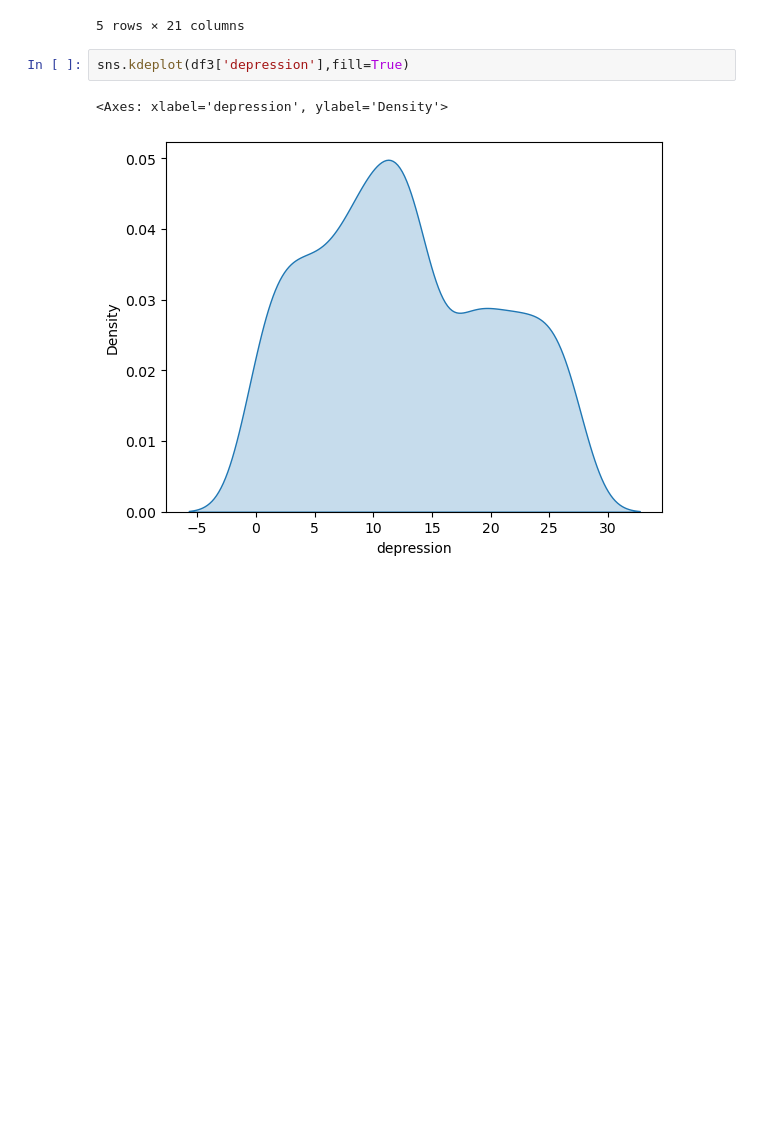
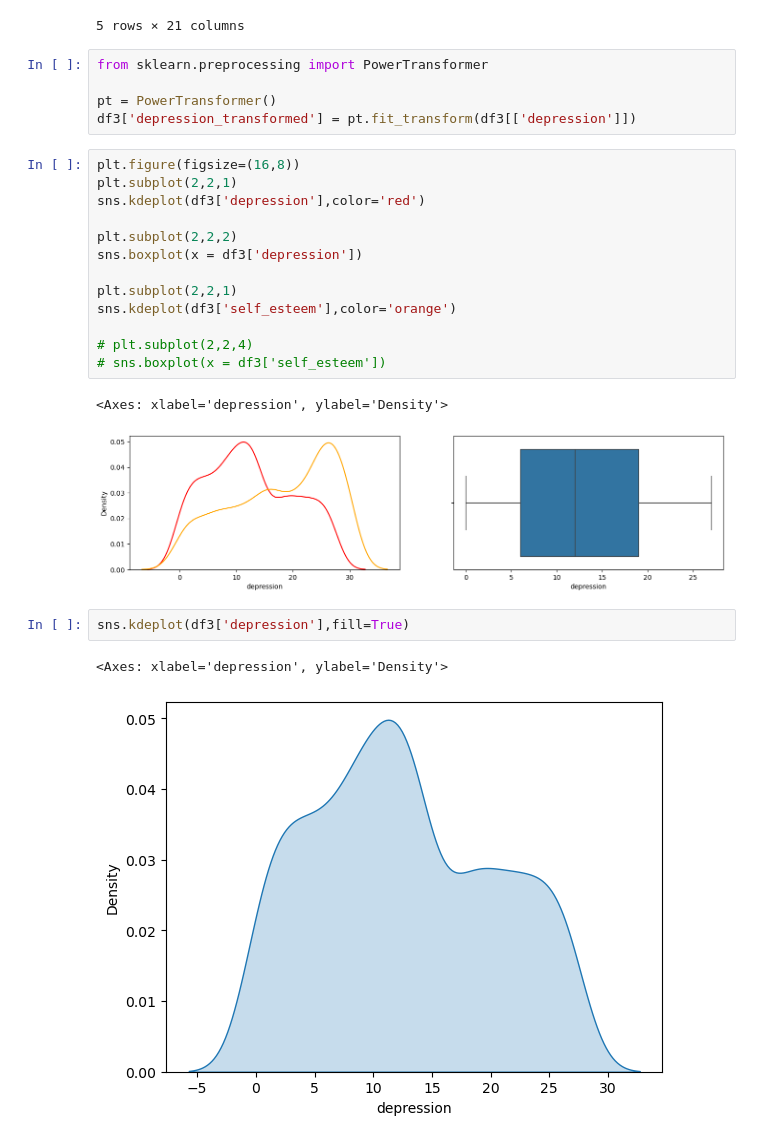
Before and after one commit to Hasan-Mahmood231/Machine-Learning-, a Jupyter notebook: outlayer.ipynb, the cells around one changed output. Drawn from its saved outputs; the diff is of its cells as text; blank space fills up the shorter version.

Commit message:
update files in sklearn

```diff
--- a/outlayer.ipynb
+++ b/outlayer.ipynb
@@ -72,6 +72,27 @@ df3.head()
 | 3 | 16 | 12 | 1 | 15 | 4 | 3 | 1 | ... |
 | 4 | 16 | 28 | 0 | 7 | 2 | 3 | 5 | ... |
 5 rows × 21 columns
+# %%
+from sklearn.preprocessing import PowerTransformer
+
+pt = PowerTransformer()
+df3['depression_transformed'] = pt.fit_transform(df3[['depression']])
+# %%
+plt.figure(figsize=(16,8))
+plt.subplot(2,2,1)
+sns.kdeplot(df3['depression'],color='red')
+
+plt.subplot(2,2,2)
+sns.boxplot(x = df3['depression'])
+
+plt.subplot(2,2,1)
+sns.kdeplot(df3['self_esteem'],color='orange')
+
+# plt.subplot(2,2,4)
+# sns.boxplot(x = df3['self_esteem'])
+# %% [output]
+<Axes: xlabel='depression', ylabel='Density'>
+[figure, added]
 # %%
 sns.kdeplot(df3['depression'],fill=True)
 # %% [output]
```
Also changed, not shown: parts of 1 cell of this notebook, 2 other files.
